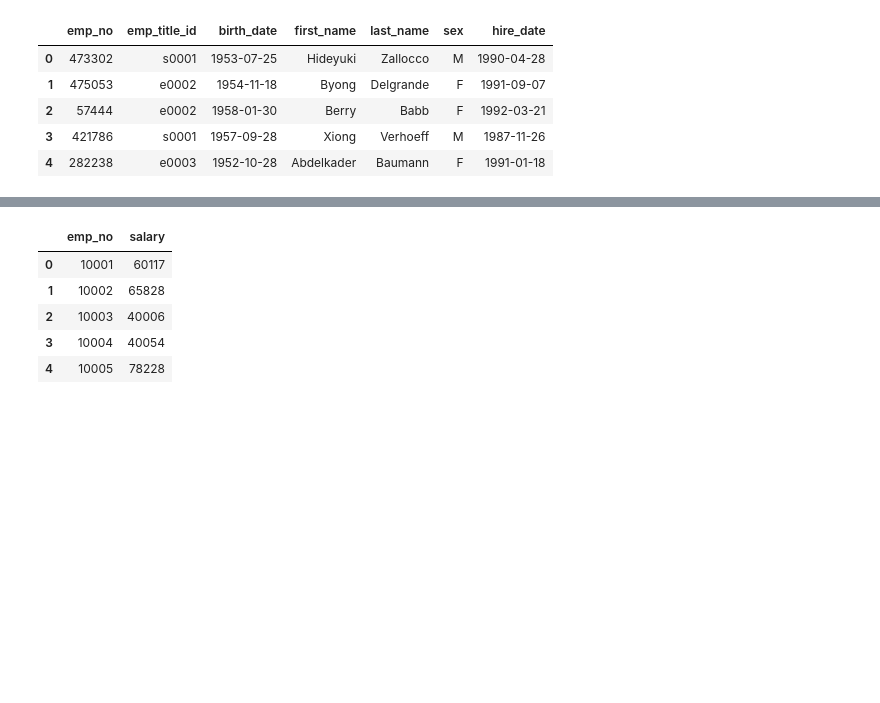
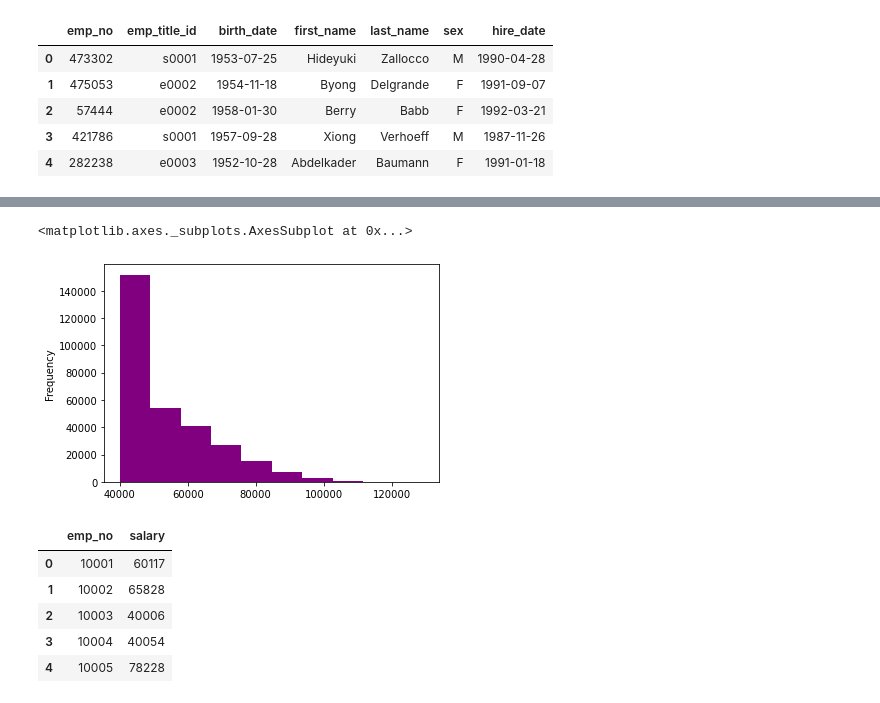
Before and after one commit to jump8621/sql-data_engineering, a Jupyter notebook: employeeSQL/graphs.ipynb, the cells around one changed output, grey strips where cells are left out. Drawn from its saved outputs; the diff is of its cells as text; code cells hidden in the pictures; blank space fills up the shorter version.

Commit message:
add data

```diff
--- a/employeeSQL/graphs.ipynb
+++ b/employeeSQL/graphs.ipynb
@@ -50,3 +65,9 @@ data_df.head()
+# %%
+sal_data_df = pd.read_sql_query('''SELECT s.salary, s.emp_no FROM employees AS e INNER JOIN salaries AS s ON s.emp_no = e.emp_no;''', conn)
+sal_data_df['salary'].plot.hist(color='purple')
+# %% [output]
+<matplotlib.axes._subplots.AxesSubplot at 0x...>
+[figure, added]
 # %%
 # Create a bar chart of average salary by title - join salary & title & need employees top 2 columns - then group by title
 # then average
```
Also changed, not shown: parts of 1 cell of this notebook.
